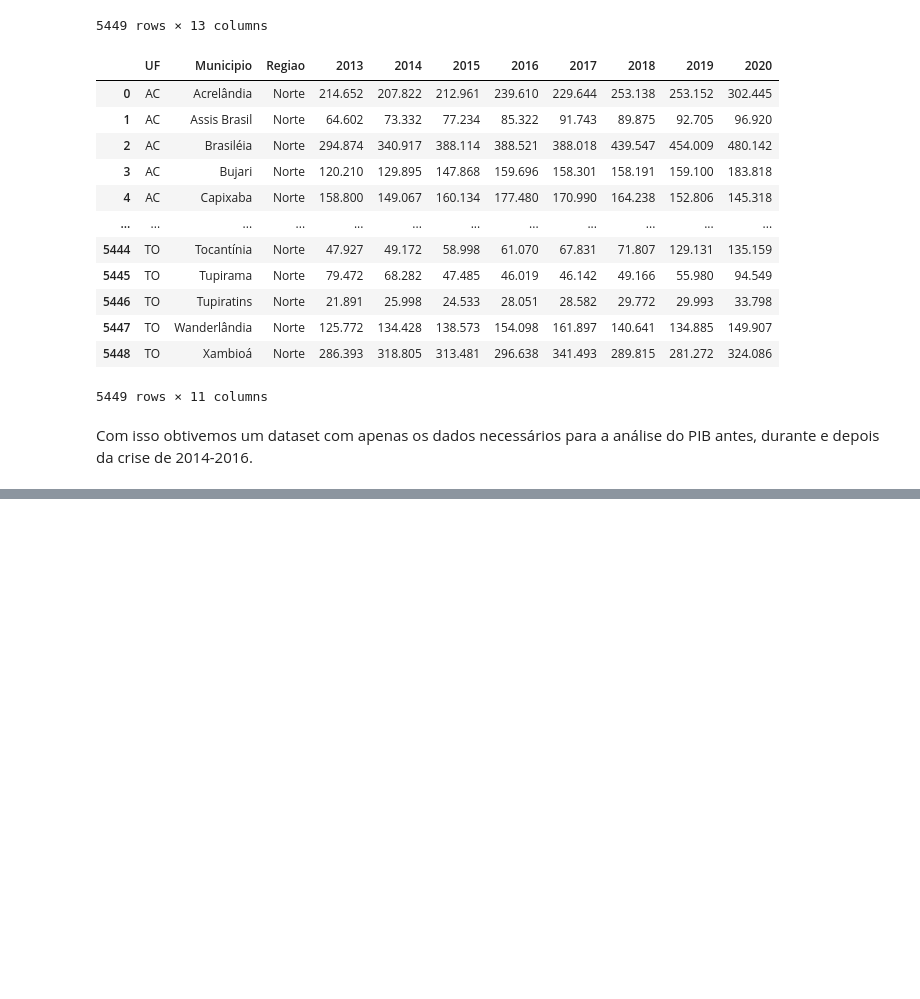
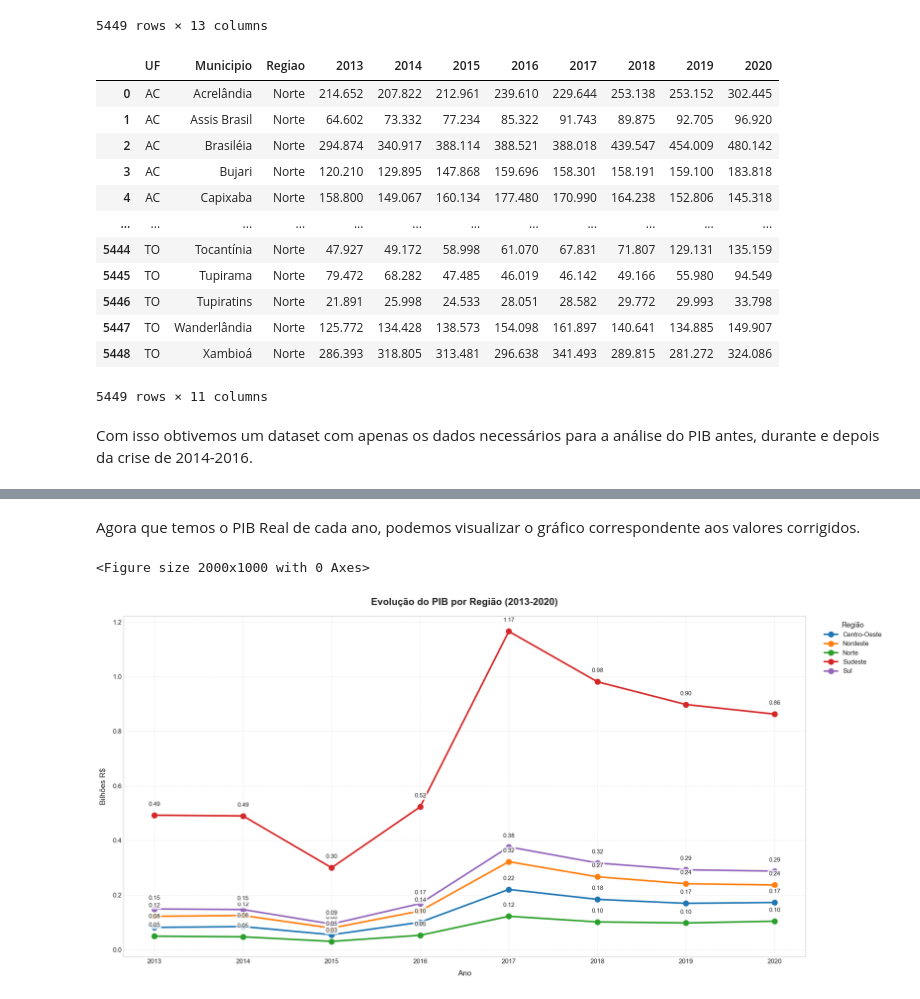
Before and after one commit to anaC-Fernandes/ProjetoDados, a Jupyter notebook: Notebooks/Dataset_Crise.ipynb, the cells around one changed output, grey strips where cells are left out. Drawn from its saved outputs; the diff is of its cells as text; code cells hidden in the pictures; blank space fills up the shorter version.

Commit message:
Adiciona PIB Real

```diff
--- a/Notebooks/Dataset_Crise.ipynb
+++ b/Notebooks/Dataset_Crise.ipynb
@@ -215,0 +376,5 @@ Com isso obtivemos um dataset com apenas os dados necessários para a análise d
+# %%
+ipca = pd.read_csv('https://raw.githubusercontent.com/anaC-Fernandes/ProjetoDados/refs/heads/main/Datasets/ipca_2013_2020.csv', sep = ',', low_memory= False)
+
+ipca[['Ano']].astype('int')
+ipca[['IPCA (%)']].astype('float')
@@ -215,0 +399,61 @@ Com isso obtivemos um dataset com apenas os dados necessários para a análise d
+# %%
+# Initialize pib_real as a copy of pib_formatado to preserve the structure
+pib_real = pib_formatado.copy()
+
+# Perform the calculation for all years in year_cols
+for year in year_cols:
+    pib_real[year] = pib_formatado[year] / ipca.loc[ipca['Ano'] == int(year), 'IPCA (%)'].values[0]
+# %% [markdown]
+Agora que temos o PIB Real de cada ano, podemos visualizar o gráfico correspondente aos valores corrigidos.
+# %%
+# Configurar figura maior com melhor resolução
+plt.figure(figsize=(20, 10), dpi=100)  # Aumente o tamanho e a resolução
+
+# Remover a coluna 'Total' para focar nos anos
+dados_grafico = pib_real.drop(columns=['Total'])
+
+# Transpor e converter os dados
+dados_transpostos = dados_grafico.T
+dados_transpostos.index = pd.to_numeric(dados_transpostos.index)
+
+# Plotar com estilo aprimorado
+ax = dados_transpostos.plot(kind='line',
+                          marker='o',
+                          markersize=10,  # Marcadores maiores
+                          linewidth=3,    # Linhas mais grossas
+                          figsize=(20, 10))
+
+# Formatação profissional
+plt.title('Evolução do PIB por Região (2013-2020)',
+         fontsize=18, pad=20, weight='bold')
+plt.xlabel('Ano', fontsize=14, labelpad=10)
+plt.ylabel('Bilhões R$', fontsize=14, labelpad=10)
+plt.grid(alpha=0.4, linestyle='--')
+
+# Ajustar eixos
+plt.xticks(dados_transpostos.index, fontsize=12)  # Garantir todos os anos são mostrados
+plt.yticks(fontsize=12)
+
+# Legenda destacada
+plt.legend(title='Região',
+          bbox_to_anchor=(1.12, 1),
+          fontsize=12,
+          title_fontsize=13,
+          framealpha=1)
+
+# Valores nos pontos (ajustados)
+for col in dados_transpostos.columns:
+    for x, y in zip(dados_transpostos.index, dados_transpostos[col]):
+        plt.text(x, y+0.04, f'{y:.2f}',  # +0.1 para evitar sobreposição
+                ha='center',
+                va='bottom',
+                fontsize=11,
+                bbox=dict(facecolor='white', alpha=0.8, edgecolor='none', boxstyle='round,pad=0.2'))
+
+# Ajustar margens
+plt.subplots_adjust(right=0.85)  # Espaço para a legenda
+plt.tight_layout()
+plt.show()
+# %% [output]
+<Figure size 2000x1000 with 0 Axes>
+[figure, added]
```
Also changed, not shown: parts of 20 cells of this notebook.
